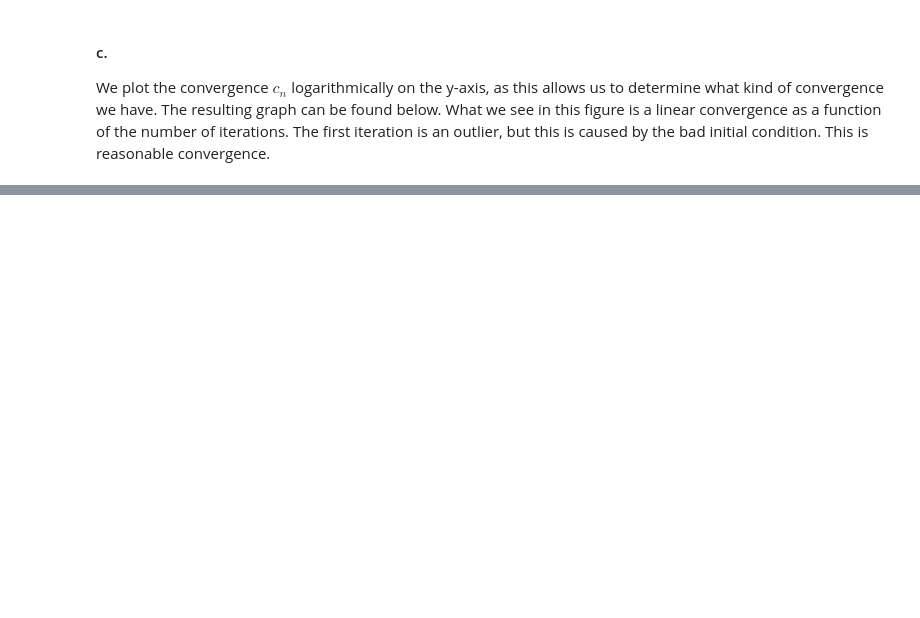
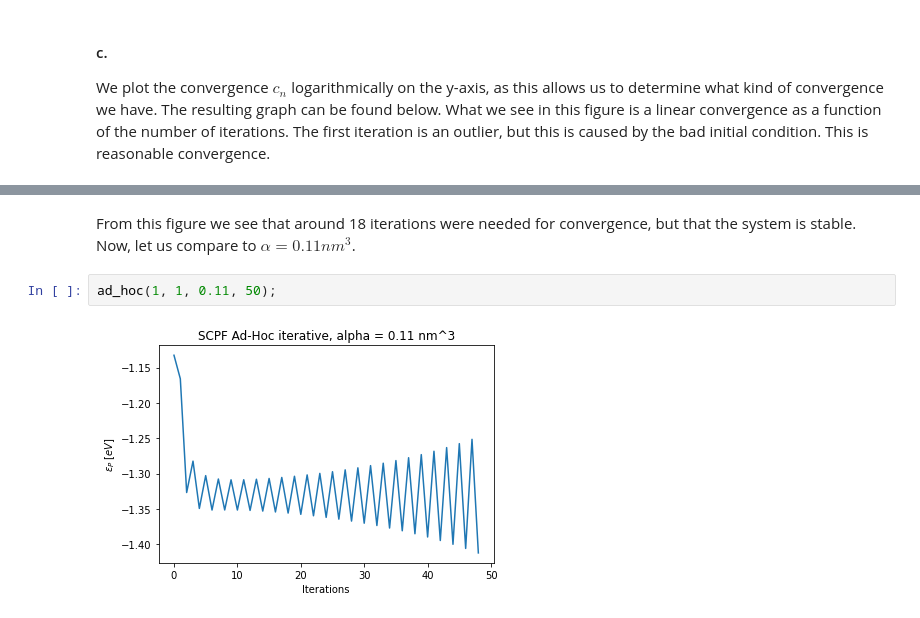
Before and after one commit to KevoSoftworks/mathematical_and_numerical_physics, a Jupyter notebook: part_2/part2.ipynb, the cells around one changed output, grey strips where cells are left out. Drawn from its saved outputs; the diff is of its cells as text; blank space fills up the shorter version.

```diff
--- a/part_2/part2.ipynb
+++ b/part_2/part2.ipynb
@@ -384,0 +413,6 @@ plt.plot(range(len(ep)), ep);
+# %% [markdown]
+From this figure we see that around 18 iterations were needed for convergence, but that the system is stable. Now, let us compare to $\alpha = 0.11 nm^3$.
+# %%
+ad_hoc(1, 1, 0.11, 50);
+# %% [output]
+[figure, added]
```
Also changed, not shown: parts of 23 cells of this notebook.
